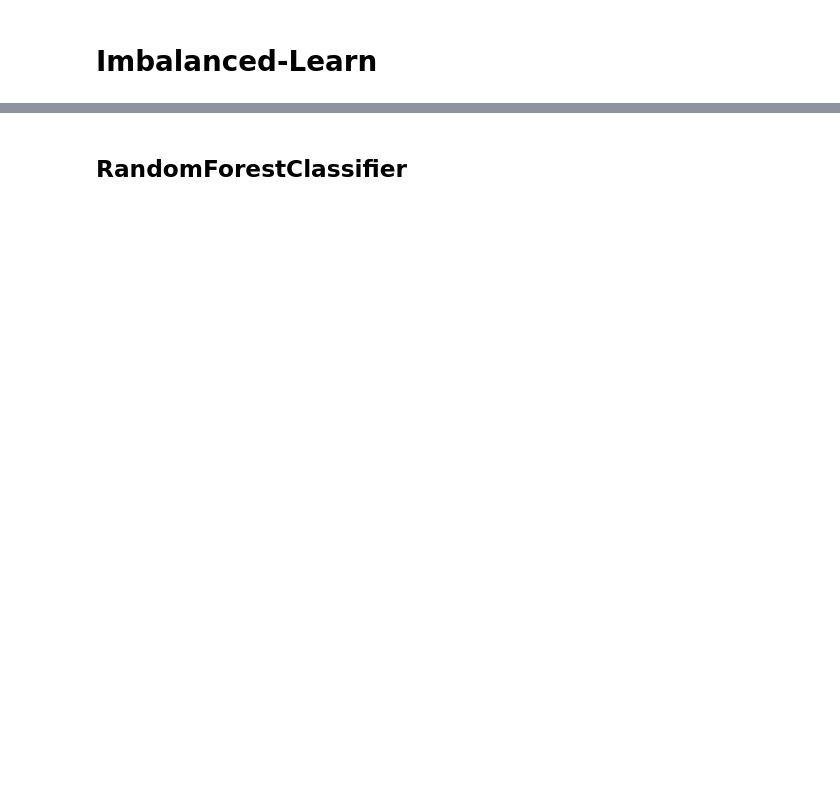
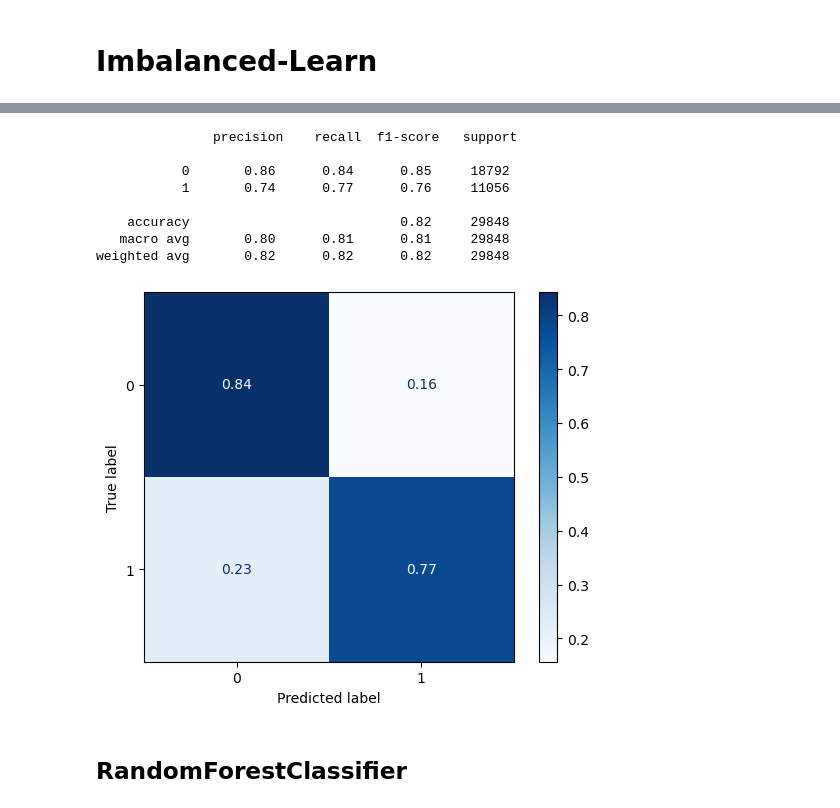
Before and after one commit to BenJMcCarty/Hotel-Revenue-Management, a Jupyter notebook: Model_Testing_v2.ipynb, the cells around one changed output, grey strips where cells are left out. Drawn from its saved outputs; the diff is of its cells as text; code cells hidden in the pictures; blank space fills up the shorter version.

```diff
--- a/Model_Testing_v2.ipynb
+++ b/Model_Testing_v2.ipynb
@@ -182,7 +387,8 @@ classy_report(classifier, X_train, y_train, X_test, y_test)
 # Imbalanced-Learn
 # %%
 # Create the classifier
-brf_classifier = BalancedRandomForestClassifier(random_state=42)
+brf_classifier = BalancedRandomForestClassifier(random_state=42, sampling_strategy = 'all', replacement = 'True')
 
 ## Generate predictions and classification reports
 classy_report(brf_classifier, X_train, y_train, X_test, y_test)
+# %% [output]
@@ -189,3 +397,12 @@ classy_report(brf_classifier, X_train, y_train, X_test, y_test)
+               precision    recall  f1-score   support
+
+           0       0.86      0.84      0.85     18792
+           1       0.74      0.77      0.76     11056
+
+    accuracy                           0.82     29848
+   macro avg       0.80      0.81      0.81     29848
+weighted avg       0.82      0.82      0.82     29848
+[figure, added]
 # %%
 # Applying SMOTE to generate synthetic samples for the minority class
 # smote = SMOTE(random_state=42)
```
Also changed, not shown: parts of 33 cells of this notebook.
